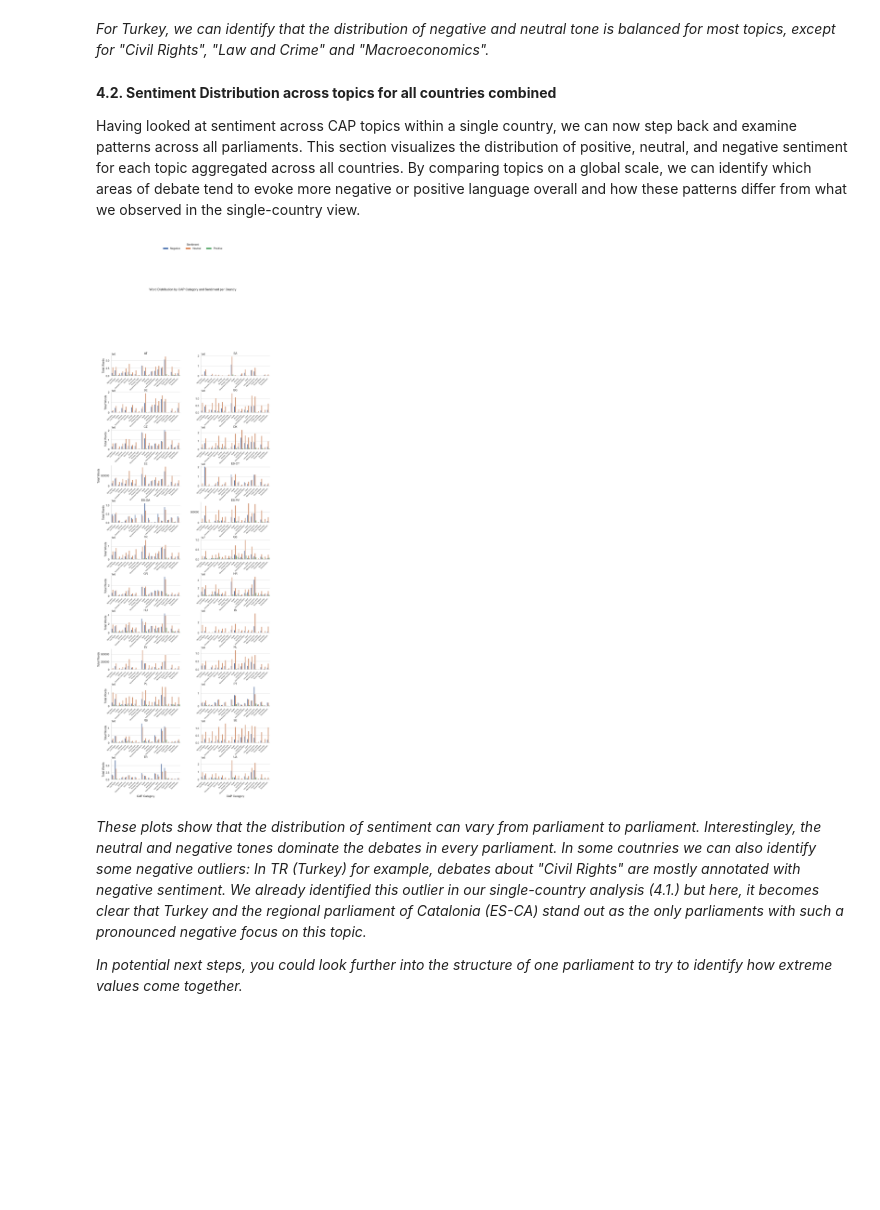
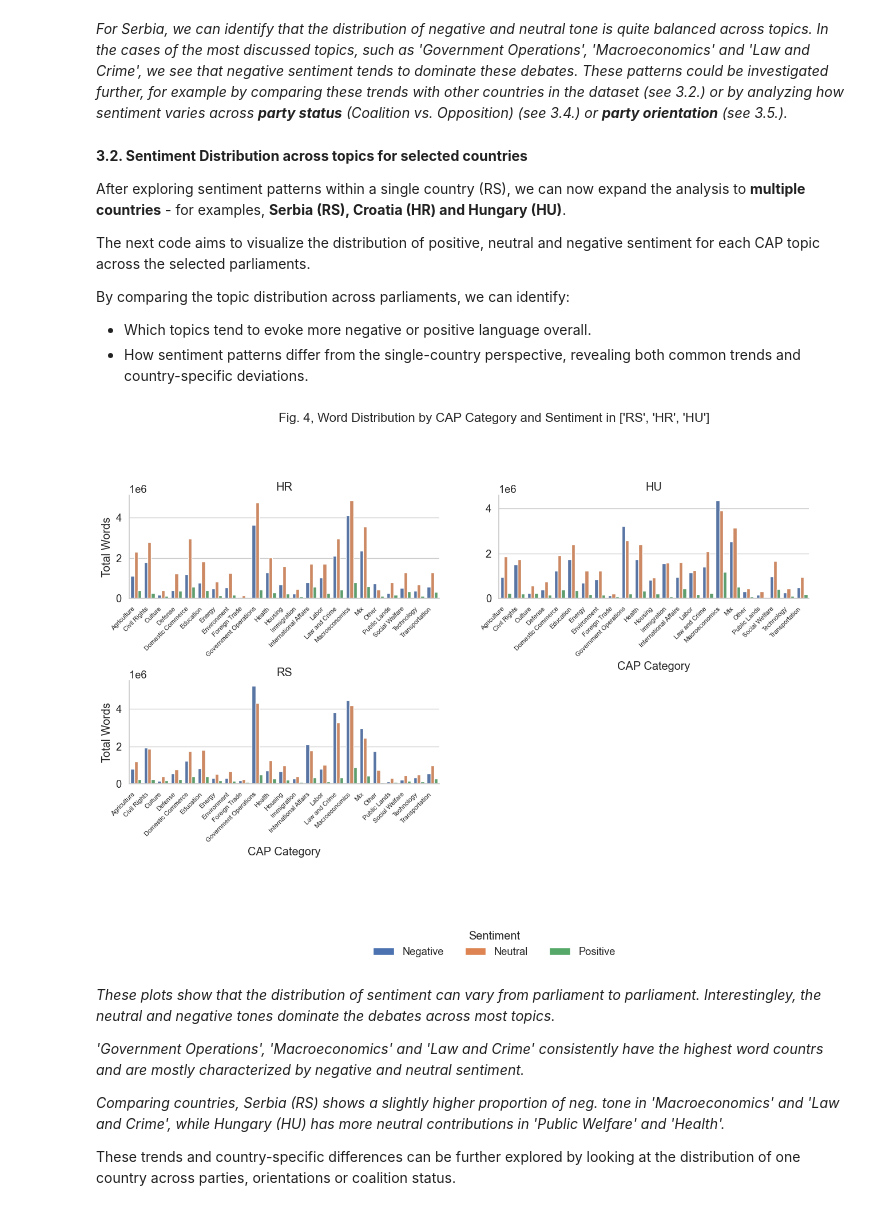
Before and after one commit to clarinsi/ParlaCAP-Analysis-Tutorials, a Jupyter notebook: Tutorial 2 - Calculating Topic and Sentiment Distributions.ipynb, the cells around one changed output. Drawn from its saved outputs; the diff is of its cells as text; code cells hidden in the pictures; blank space fills up the shorter version.

```diff
--- a/Tutorial 2 - Calculating Topic and Sentiment Distributions.ipynb
+++ b/Tutorial 2 - Calculating Topic and Sentiment Distributions.ipynb
@@ -46,7 +43,7 @@ while True:
     except OverflowError:
         max_int = max_int // 10
 
-countries = ["AT", "BA", "BE", "BG", "CZ", "DK", "EE", "ES-CT", "ES-GA", "ES-PV",
+countries = ["AT", "BA", "BE", "BG", "CZ", "DK", "EE", "ES", "ES-CT", "ES-GA", "ES-PV",
              "FR", "GB", "GR", "HR", "HU", "IS", "IT", "LV",
              "NL", "NO", "PL", "PT", "RS", "SE", "SI", "TR", "UA"] #change country codes according to your available datasets
 
@@ -121,4 +116 @@ All filtered: (4565042, 21)
-# %%
-filtered_all = filtered_all[~filtered_all["CAP_category"].isin(["Mix", "Other"])]
-filtered_all["CAP_category"] = filtered_all["CAP_category"].cat.remove_unused_categories()
 # %% [markdown]
@@ -216,13 +224,20 @@ plt.show()
 # %% [markdown]
-*For Turkey, we can identify that the distribution of negative and neutral tone is balanced for most topics, except for "Civil Rights", "Law and Crime" and "Macroeconomics".*
+*For Serbia, we can identify that the distribution of negative and neutral tone is quite balanced across topics. In the cases of the most discussed topics, such as 'Government Operations', 'Macroeconomics' and 'Law and Crime', we see that negative sentiment tends to dominate these debates. These patterns could be investigated further, for example by comparing these trends with other countries in the dataset (see 3.2.) or by analyzing how sentiment varies across **party status** (Coalition vs. Opposition) (see 3.4.) or **party orientation** (see 3.5.).*
 # %% [markdown]
-**4.2. Sentiment Distribution across topics for all countries combined**
+**3.2. Sentiment Distribution across topics for selected countries**
 
-Having looked at sentiment across CAP topics within a single country, we can now step back and examine patterns across all parliaments. This section visualizes the distribution of positive, neutral, and negative sentiment for each topic aggregated across all countries. By comparing topics on a global scale, we can identify which areas of debate tend to evoke more negative or positive language overall and how these patterns differ from what we observed in the single-country view.
+After exploring sentiment patterns within a single country (RS), we can now expand the analysis to **multiple countries** - for examples, **Serbia (RS), Croatia (HR) and Hungary (HU)**.
+
+The next code aims to visualize the distribution of positive, neutral and negative sentiment for each CAP topic across the selected parliaments.
+
+By comparing the topic distribution across parliaments, we can identify:
+- Which topics tend to evoke more negative or positive language overall.
+- How sentiment patterns differ from the single-country perspective, revealing both common trends and country-specific deviations.
 # %%
-# ---- 1. Aggregate word counts by CAP, sentiment, and country ----
+# ---- 1. Filter for selected countries & aggregate word counts by CAP, sentiment and country ----
+selected_countries = ["RS", "HR", "HU"]
 cap_sent_country = (
-    filtered_all
+    filtered_all[filtered_all["country"].isin(selected_countries)]
     .groupby(["country", "CAP_category", "sent3_category"], observed=True)
     .agg(total_words=("word_count", "sum"))
     .reset_index()
@@ -255,38 +270,42 @@ g = sns.catplot(
 # ---- 3.1. Rotate xticklabels ----
 for ax in g.axes.flatten():
     ax.set_xticks(range(len(cap_order)))
     ax.set_xticklabels(cap_order, rotation=45, ha="right", fontsize=8)
 
 g.set_axis_labels("CAP Category", "Total Words")
 g.set_titles("{col_name}")
 
 # ---- 3.2. Remove default legend ----
 if g._legend:
     g._legend.remove()
 
 # ---- 3.3. Create a **clean legend on top** ----
 hue_order = sorted(cap_sent_country["sent3_category"].unique())
 palette = sns.color_palette(n_colors=len(hue_order))
 legend_elements = [Patch(facecolor=palette[i], label=hue_order[i]) for i in range(len(hue_order))]
 
 g.fig.legend(
     handles=legend_elements,
     loc='upper center',
     ncol=len(hue_order),
     frameon=False,
-    bbox_to_anchor=(0.5, 1.05),  # slightly above the plots
+    bbox_to_anchor=(0.5, -0.05),  # slightly above the plots
     title="Sentiment"
 )
 
 # ---- 3.4. Adjust spacing to reduce top margin ----
 g.fig.subplots_adjust(top=0.88, bottom=0.25, hspace=0.8)  # top smaller so title & legend closer
-g.fig.suptitle("Word Distribution by CAP Category and Sentiment per Country", fontsize=16)
+g.fig.suptitle(f"Fig. 4, Word Distribution by CAP Category and Sentiment in {selected_countries}", fontsize=16, y=1.06)
 
 plt.show()
 # %% [output]
-[figure, old version]
+[figure, new version]
 # %% [markdown]
-*These plots show that the distribution of sentiment can vary from parliament to parliament. Interestingley, the neutral and negative tones dominate the debates in every parliament. In some coutnries we can also identify some negative outliers: In TR (Turkey) for example, debates about "Civil Rights" are mostly annotated with negative sentiment. We already identified this outlier in our single-country analysis (4.1.) but here, it becomes clear that Turkey and the regional parliament of Catalonia (ES-CA) stand out as the only parliaments with such a pronounced negative focus on this topic.*
+*These plots show that the distribution of sentiment can vary from parliament to parliament. Interestingley, the neutral and negative tones dominate the debates across most topics.*
 
-*In potential next steps, you could look further into the structure of one parliament to try to identify how extreme values come together.*
+*'Government Operations', 'Macroeconomics' and 'Law and Crime' consistently have the highest word countrs and are mostly characterized by negative and neutral sentiment.*
+
+*Comparing countries, Serbia (RS) shows a slightly higher proportion of neg. tone in 'Macroeconomics' and 'Law and Crime', while Hungary (HU) has more neutral contributions in 'Public Welfare' and 'Health'.*
+
+These trends and country-specific differences can be further explored by looking at the distribution of one country across parties, orientations or coalition status.
 # %% [markdown]
```
Also changed, not shown: parts of 32 cells of this notebook, 9 other files.
